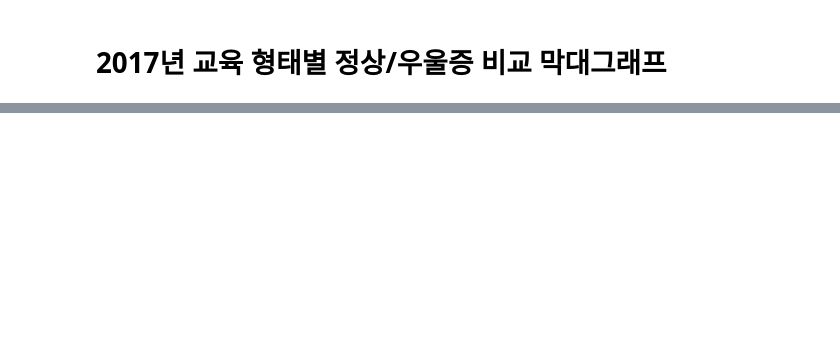
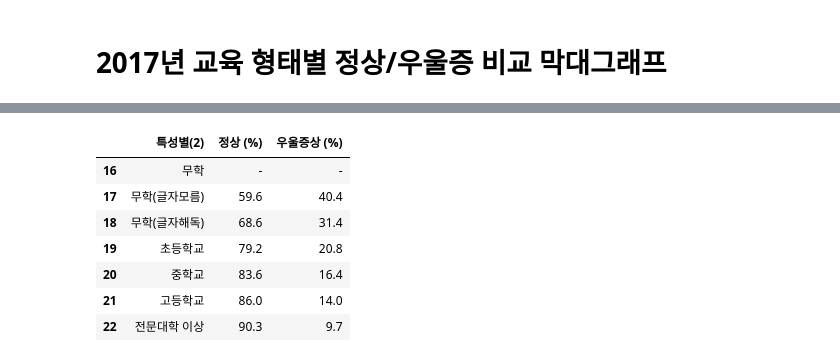
Before and after one commit to Hanbi-Kim/TextMining, a Jupyter notebook: [실습2] 노인의 우울증상 시각화.ipynb, the cells around one changed output, grey strips where cells are left out. Cells and saved outputs as stored; diff of their text form; code cells hidden in the pictures; blank space fills up the shorter version.

```diff
--- a/[실습2] 노인의 우울증상 시각화.ipynb
+++ b/[실습2] 노인의 우울증상 시각화.ipynb
@@ -16,0 +101,13 @@ import matplotlib.pyplot as plt
+# %%
+# 특성별(1)이 교육수준별인 데이터만 추출하기
+df2 = df[df['특성별(1)']=='교육수준별'][['특성별(2)','정상 (%)','우울증상 (%)']]
+df2
+# %% [output]
+|  | 특성별(2) | 정상 (%) | 우울증상 (%) |
+| 16 | 무학 | - | - |
+| 17 | 무학(글자모름) | 59.6 | 40.4 |
+| 18 | 무학(글자해독) | 68.6 | 31.4 |
+| 19 | 초등학교 | 79.2 | 20.8 |
+| 20 | 중학교 | 83.6 | 16.4 |
+| 21 | 고등학교 | 86.0 | 14.0 |
+| 22 | 전문대학 이상 | 90.3 | 9.7 |
```
Also changed, not shown: parts of 16 cells of this notebook.
